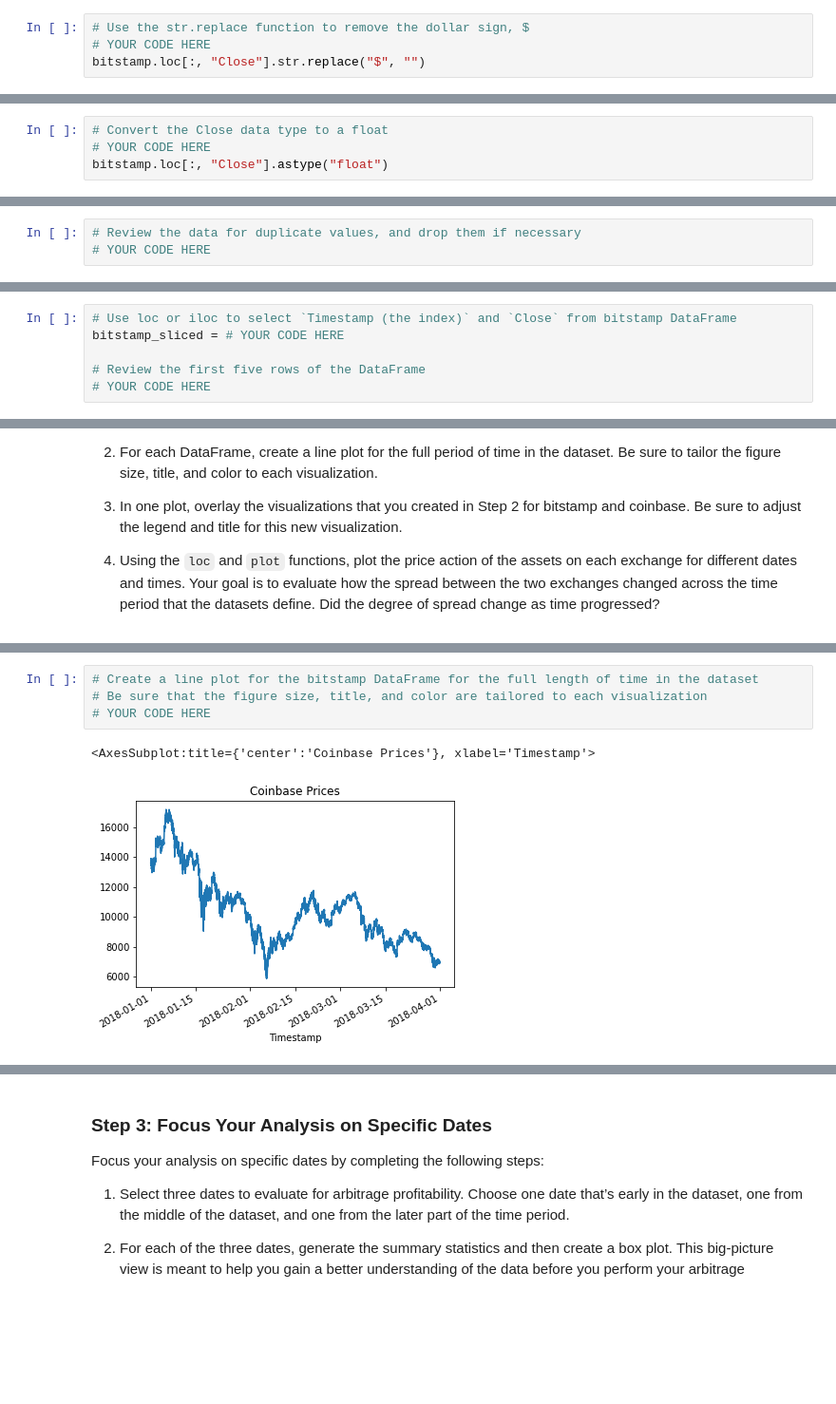
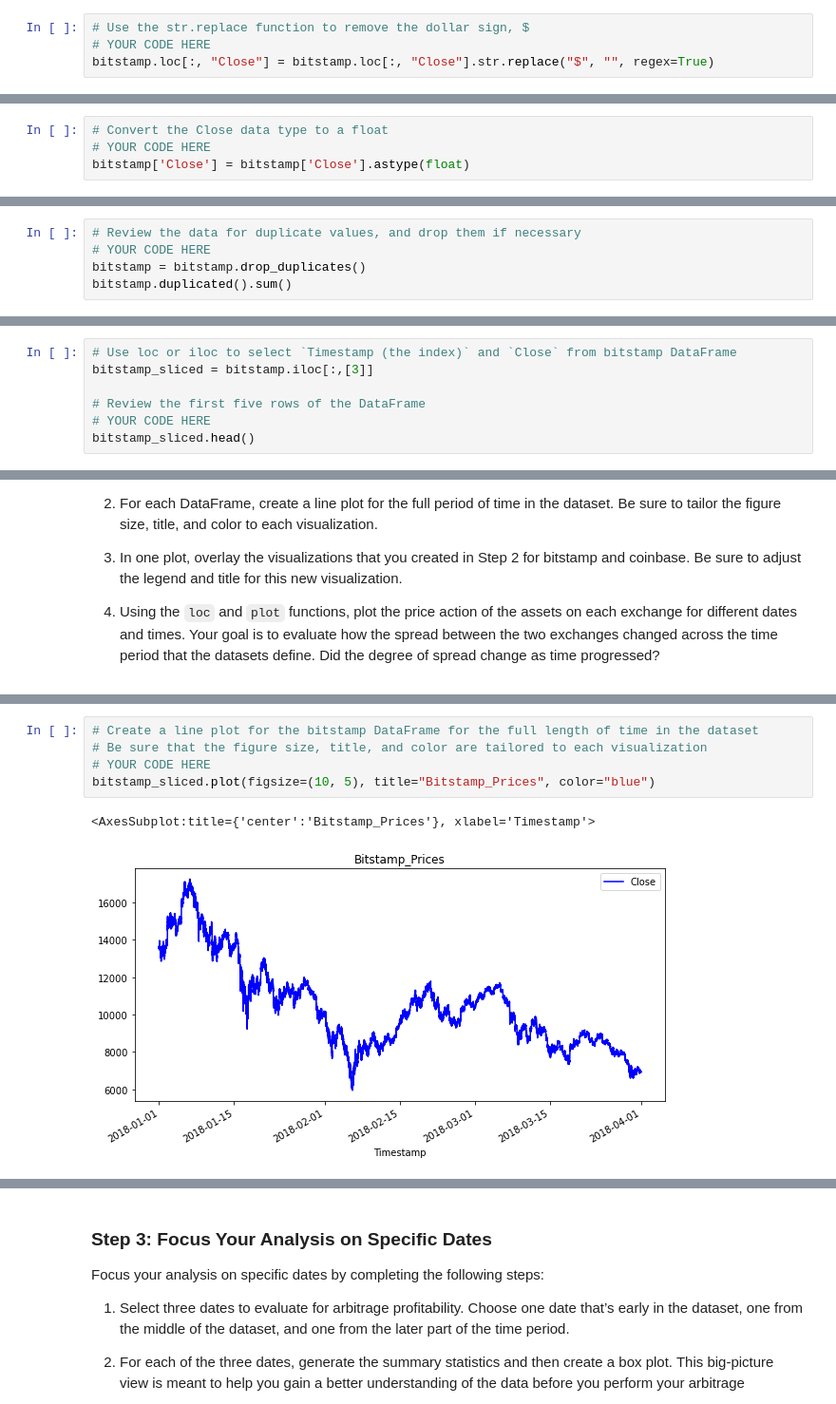
Before and after one commit to Ahmedfadiya/Module_3Challenge, a Jupyter notebook: crypto_arbitrage.ipynb, the cells around one changed output, grey strips where cells are left out. Shown: that part at 95% size. Saved outputs shown, nothing was run; the diff lists cells and outputs as text; blank space fills up the shorter version.

```diff
--- a/crypto_arbitrage.ipynb
+++ b/crypto_arbitrage.ipynb
@@ -122,4 +107,4 @@ bitstamp.dropna()
 # %%
 # Use the str.replace function to remove the dollar sign, $
 # YOUR CODE HERE
-bitstamp.loc[:, "Close"].str.replace("$", "")
+bitstamp.loc[:, "Close"] = bitstamp.loc[:, "Close"].str.replace("$", "", regex=True)
@@ -142,4 +124,4 @@ Name: Close, Length: 129540, dtype: object
 # %%
 # Convert the Close data type to a float
 # YOUR CODE HERE
-bitstamp.loc[:, "Close"].astype("float")
+bitstamp['Close'] = bitstamp['Close'].astype(float)
@@ -150,3 +141,5 @@ ValueError: could not convert string to float: '$13646.48'
 # %%
 # Review the data for duplicate values, and drop them if necessary
 # YOUR CODE HERE
+bitstamp = bitstamp.drop_duplicates()
+bitstamp.duplicated().sum()
@@ -177,10 +179,11 @@ Select the data you want to analyze. Use `loc` or `iloc` to select the following
 * Close
 # %%
 # Use loc or iloc to select `Timestamp (the index)` and `Close` from bitstamp DataFrame
-bitstamp_sliced = # YOUR CODE HERE
+bitstamp_sliced = bitstamp.iloc[:,[3]]
 
 # Review the first five rows of the DataFrame
 # YOUR CODE HERE
+bitstamp_sliced.head()
 # %% [output]
 |  | Close |
 | Timestamp |  |
@@ -244,10 +251,11 @@ Sort through the time series data associated with the bitstamp and coinbase Data
 # %%
 # Create a line plot for the bitstamp DataFrame for the full length of time in the dataset
 # Be sure that the figure size, title, and color are tailored to each visualization
 # YOUR CODE HERE
+bitstamp_sliced.plot(figsize=(10, 5), title="Bitstamp_Prices", color="blue")
 # %% [output]
-<AxesSubplot:title={'center':'Coinbase Prices'}, xlabel='Timestamp'>
+<AxesSubplot:title={'center':'Bitstamp_Prices'}, xlabel='Timestamp'>
-[figure, old version]
+[figure, new version]
 # %%
 # Create a line plot for the coinbase DataFrame for the full length of time in the dataset
 # Be sure that the figure size, title, and color are tailored to each visualization
```
Also changed, not shown: parts of 51 cells of this notebook, 1 other file.
